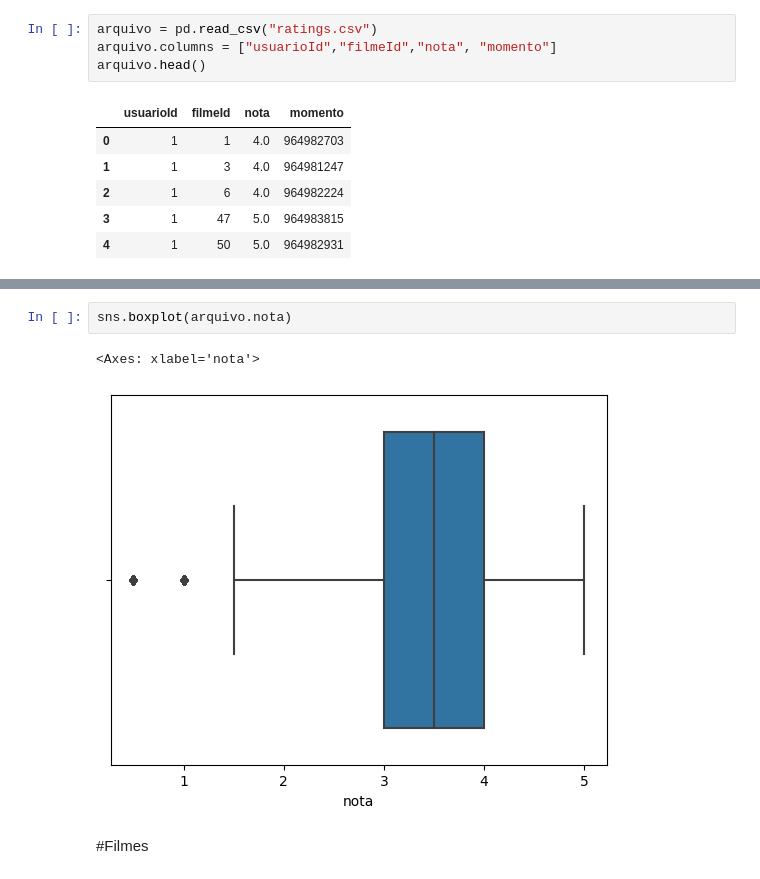
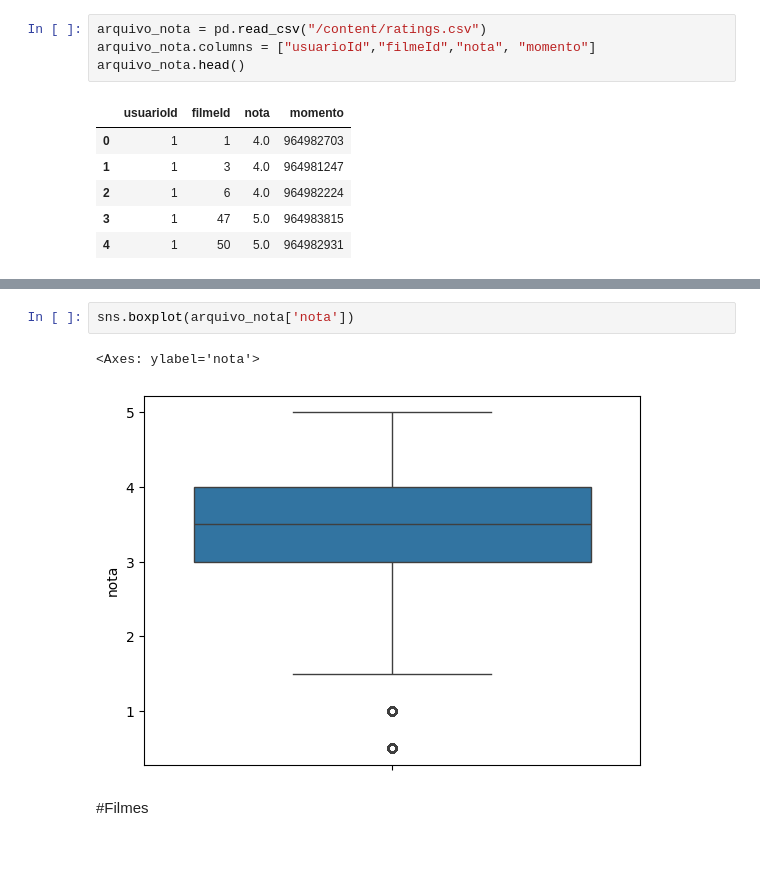
Before and after one commit to Barabarr/data_science, a Jupyter notebook: Introdução_a_Data_Science.ipynb, the cells around one changed output, grey strips where cells are left out. Drawn from its saved outputs; the diff is of its cells as text; blank space fills up the shorter version.

```diff
--- a/Introdução_a_Data_Science.ipynb
+++ b/Introdução_a_Data_Science.ipynb
@@ -31,7 +30,7 @@ Successfully installed seaborn-0.13.2
 # %%
-arquivo = pd.read_csv("ratings.csv")
-arquivo.columns = ["usuarioId","filmeId","nota", "momento"]
-arquivo.head()
+arquivo_nota = pd.read_csv("/content/ratings.csv")
+arquivo_nota.columns = ["usuarioId","filmeId","nota", "momento"]
+arquivo_nota.head()
 # %% [output]
 |  | usuarioId | filmeId | nota | momento |
 | 0 | 1 | 1 | 4.0 | 964982703 |
@@ -76,10 +79,10 @@ max           5.000000
 Name: nota, dtype: float64
 [figure]
 # %%
-sns.boxplot(arquivo.nota)
+sns.boxplot(arquivo_nota['nota'])
 # %% [output]
-<Axes: xlabel='nota'>
+<Axes: ylabel='nota'>
-[figure, old version]
+[figure, new version]
 # %% [markdown]
 #Filmes
 # %%
```
Also changed, not shown: parts of 24 cells of this notebook, 6 other files.
